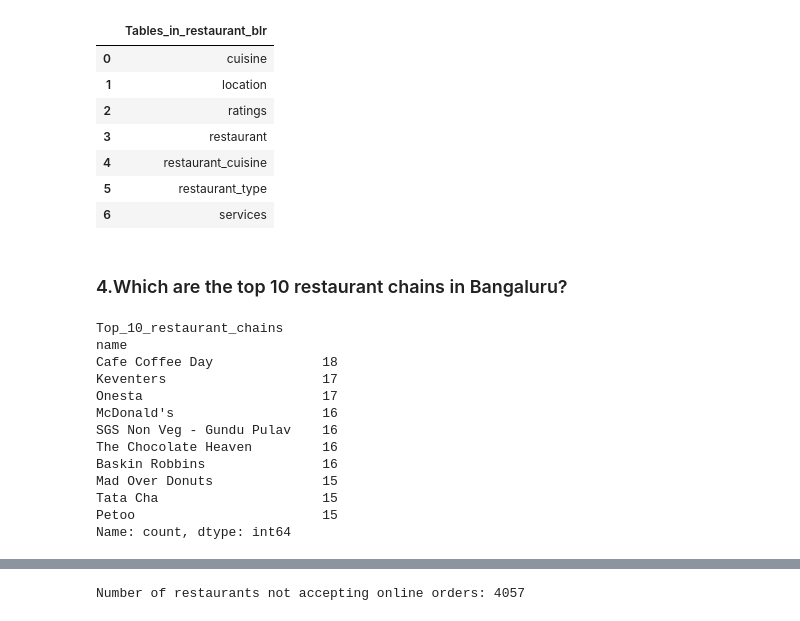
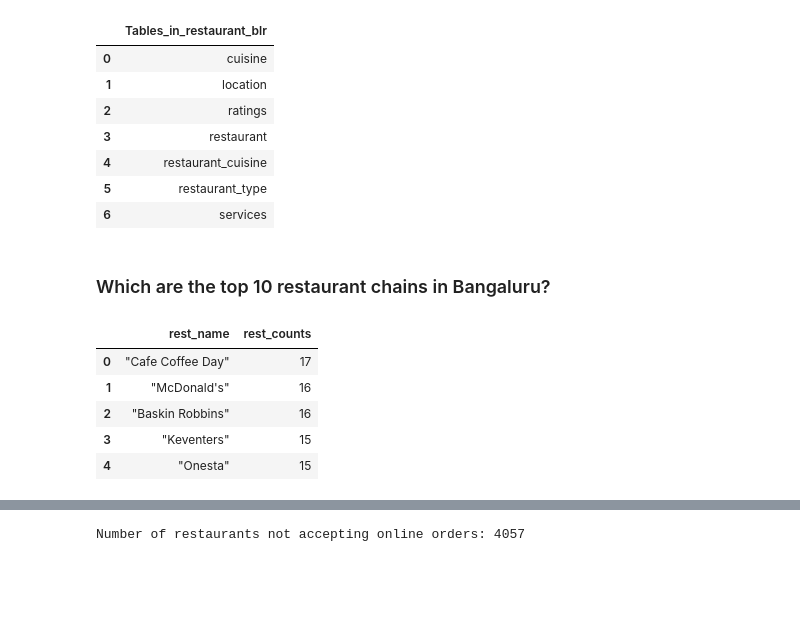
Before and after one commit to Bhuvi128/Bengaluru-Restaurant-Trends-Analysis, a Jupyter notebook: Bengaluru Restaurant Trends Analysis.ipynb, the cells around one changed output, grey strips where cells are left out. Saved outputs shown, nothing was run; the diff lists cells and outputs as text; code cells hidden in the pictures; blank space fills up the shorter version.

```diff
--- a/Bengaluru Restaurant Trends Analysis.ipynb
+++ b/Bengaluru Restaurant Trends Analysis.ipynb
@@ -48,22 +50,21 @@ tables_rest_blr
 | 5 | restaurant_type |
 | 6 | services |
 # %% [markdown]
-### 4.Which are the top 10 restaurant chains in Bangaluru?
+### Which are the top 10 restaurant chains in Bangaluru?
-# %%
-Top_10_restaurant_chains = df['name'].value_counts().head(10)
-print('Top_10_restaurant_chains')
-print(Top_10_restaurant_chains)
-# %% [output]
-Top_10_restaurant_chains
-name
-Cafe Coffee Day              18
-Keventers                    17
-Onesta                       17
-McDonald's                   16
-SGS Non Veg - Gundu Pulav    16
-The Chocolate Heaven         16
-Baskin Robbins               16
-Mad Over Donuts              15
-Tata Cha                     15
-Petoo                        15
-Name: count, dtype: int64
+# %%
+query = """
+select rest_name, count(*) rest_counts
+from restaurant
+group by rest_name
+order by rest_counts desc
+limit 10;
+"""
+top_10_rest = pd.read_sql(query, conn)
+top_10_rest.head()
+# %% [output]
+|  | rest_name | rest_counts |
+| 0 | "Cafe Coffee Day" | 17 |
+| 1 | "McDonald's" | 16 |
+| 2 | "Baskin Robbins" | 16 |
+| 3 | "Keventers" | 15 |
+| 4 | "Onesta" | 15 |
```
Also changed, not shown: parts of 6 cells of this notebook, 1 other file.
